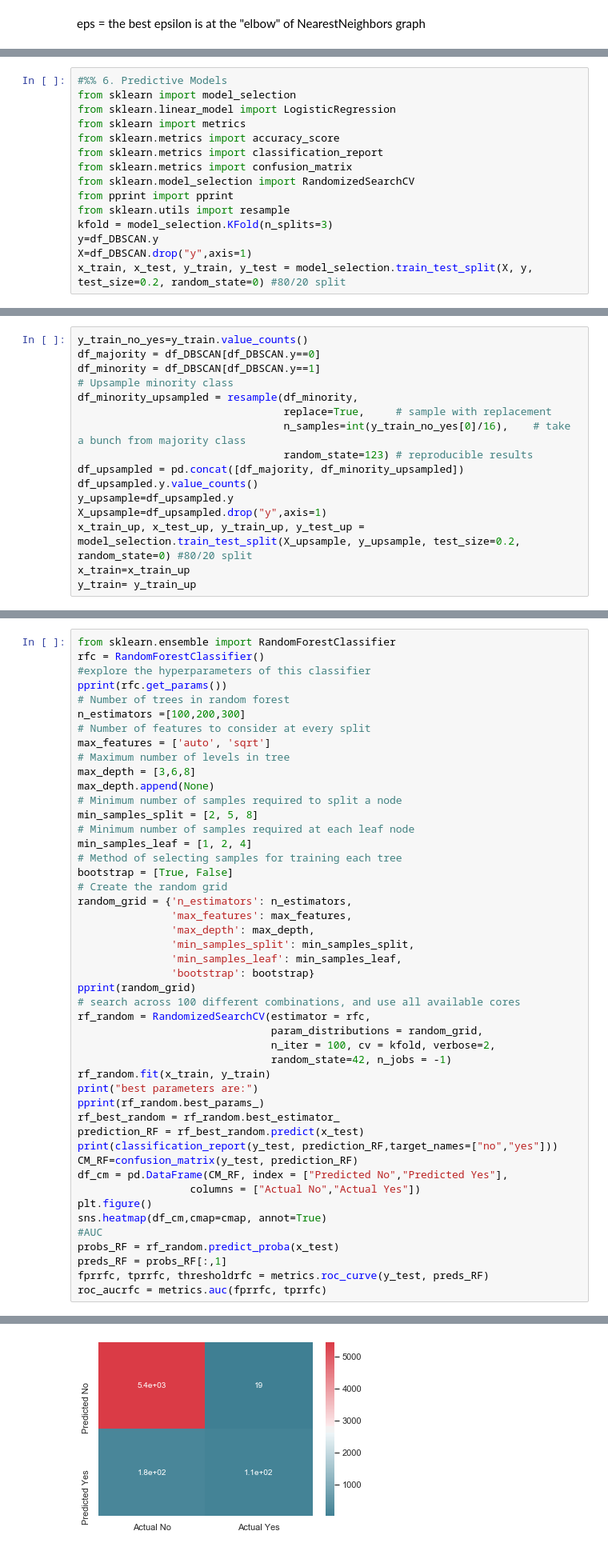
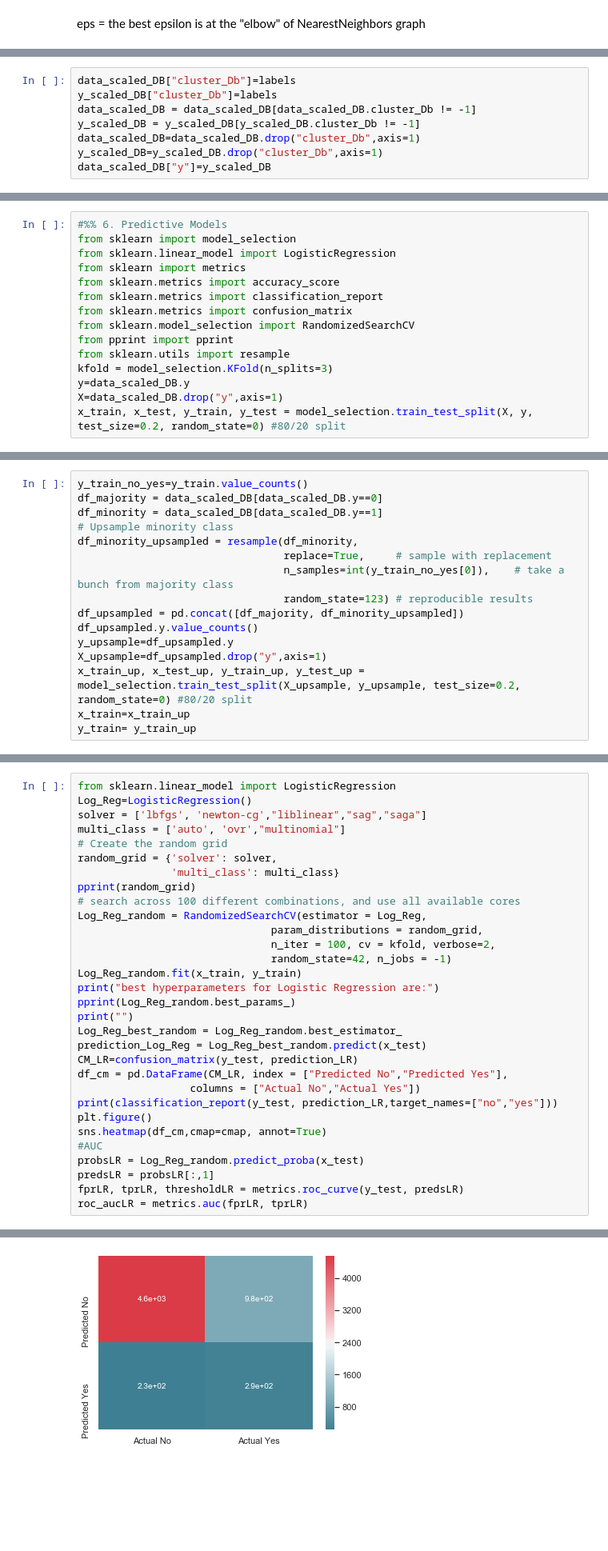
Before and after one commit to ophirshurany/Data-Science-, a Jupyter notebook: Data_Science_NB.ipynb, the cells around one changed output, grey strips where cells are left out. Shown at 80% size. Cells and saved outputs as stored; diff of their text form; blank space fills up the shorter version.

```diff
--- a/Data_Science_NB.ipynb
+++ b/Data_Science_NB.ipynb
@@ -548,3 +544,11 @@ df_DBSCAN=df_DBSCAN.drop("cluster_Db",axis=1)
+# %%
+data_scaled_DB["cluster_Db"]=labels
+y_scaled_DB["cluster_Db"]=labels
+data_scaled_DB = data_scaled_DB[data_scaled_DB.cluster_Db != -1]
+y_scaled_DB = y_scaled_DB[y_scaled_DB.cluster_Db != -1]
+data_scaled_DB=data_scaled_DB.drop("cluster_Db",axis=1)
+y_scaled_DB=y_scaled_DB.drop("cluster_Db",axis=1)
+data_scaled_DB["y"]=y_scaled_DB
 # %% [markdown]
 <h3>5.2. Multiple Clustrers by DBSCAN <h3>
 # %% [markdown]
@@ -595,6 +602,6 @@ from sklearn.model_selection import RandomizedSearchCV
 from pprint import pprint
 from sklearn.utils import resample
 kfold = model_selection.KFold(n_splits=3)
-y=df_DBSCAN.y
-X=df_DBSCAN.drop("y",axis=1)
+y=data_scaled_DB.y
+X=data_scaled_DB.drop("y",axis=1)
 x_train, x_test, y_train, y_test = model_selection.train_test_split(X, y, test_size=0.2, random_state=0) #80/20 split
@@ -603,11 +610,11 @@ Data is imbalanced, therefore we used Upsampling. Due to overfitting results due
 # %%
 y_train_no_yes=y_train.value_counts()
-df_majority = df_DBSCAN[df_DBSCAN.y==0]
-df_minority = df_DBSCAN[df_DBSCAN.y==1]
+df_majority = data_scaled_DB[data_scaled_DB.y==0]
+df_minority = data_scaled_DB[data_scaled_DB.y==1]
 # Upsample minority class
 df_minority_upsampled = resample(df_minority,
                                  replace=True,     # sample with replacement
-                                 n_samples=int(y_train_no_yes[0]/16),    # take a bunch from majority class
+                                 n_samples=int(y_train_no_yes[0]),    # take a bunch from majority class
                                  random_state=123) # reproducible results
 df_upsampled = pd.concat([df_majority, df_minority_upsampled])
 df_upsampled.y.value_counts()
@@ -621,48 +628,32 @@ y_train= y_train_up
 # %%
-from sklearn.ensemble import RandomForestClassifier
-rfc = RandomForestClassifier()
-#explore the hyperparameters of this classifier
-pprint(rfc.get_params())
-# Number of trees in random forest
-n_estimators =[100,200,300]
-# Number of features to consider at every split
-max_features = ['auto', 'sqrt']
-# Maximum number of levels in tree
-max_depth = [3,6,8]
-max_depth.append(None)
-# Minimum number of samples required to split a node
-min_samples_split = [2, 5, 8]
-# Minimum number of samples required at each leaf node
-min_samples_leaf = [1, 2, 4]
-# Method of selecting samples for training each tree
-bootstrap = [True, False]
+from sklearn.linear_model import LogisticRegression
+Log_Reg=LogisticRegression()
+solver = ['lbfgs', 'newton-cg',"liblinear","sag","saga"]
+multi_class = ['auto', 'ovr',"multinomial"]
 # Create the random grid
-random_grid = {'n_estimators': n_estimators,
-               'max_features': max_features,
-               'max_depth': max_depth,
-               'min_samples_split': min_samples_split,
-               'min_samples_leaf': min_samples_leaf,
-               'bootstrap': bootstrap}
+random_grid = {'solver': solver,
+               'multi_class': multi_class}
 pprint(random_grid)
 # search across 100 different combinations, and use all available cores
-rf_random = RandomizedSearchCV(estimator = rfc,
+Log_Reg_random = RandomizedSearchCV(estimator = Log_Reg,
                                param_distributions = random_grid,
                                n_iter = 100, cv = kfold, verbose=2,
                                random_state=42, n_jobs = -1)
-rf_random.fit(x_train, y_train)
-print("best parameters are:")
-pprint(rf_random.best_params_)
-rf_best_random = rf_random.best_estimator_
-prediction_RF = rf_best_random.predict(x_test)
-print(classification_report(y_test, prediction_RF,target_names=["no","yes"]))
-CM_RF=confusion_matrix(y_test, prediction_RF)
-df_cm = pd.DataFrame(CM_RF, index = ["Predicted No","Predicted Yes"],
+Log_Reg_random.fit(x_train, y_train)
+print("best hyperparameters for Logistic Regression are:")
+pprint(Log_Reg_random.best_params_)
+print("")
+Log_Reg_best_random = Log_Reg_random.best_estimator_
+prediction_Log_Reg = Log_Reg_best_random.predict(x_test)
+CM_LR=confusion_matrix(y_test, prediction_LR)
+df_cm = pd.DataFrame(CM_LR, index = ["Predicted No","Predicted Yes"],
                   columns = ["Actual No","Actual Yes"])
+print(classification_report(y_test, prediction_LR,target_names=["no","yes"]))
 plt.figure()
 sns.heatmap(df_cm,cmap=cmap, annot=True)
 #AUC
-probs_RF = rf_random.predict_proba(x_test)
-preds_RF = probs_RF[:,1]
-fprrfc, tprrfc, thresholdrfc = metrics.roc_curve(y_test, preds_RF)
-roc_aucrfc = metrics.auc(fprrfc, tprrfc)
+probsLR = Log_Reg_random.predict_proba(x_test)
+predsLR = probsLR[:,1]
+fprLR, tprLR, thresholdLR = metrics.roc_curve(y_test, predsLR)
+roc_aucLR = metrics.auc(fprLR, tprLR)
 # %% [output]
@@ -705 +677 @@ weighted avg       0.96      0.96      0.96      5754
-[figure, old version]
+[figure, new version]
```
Also changed, not shown: parts of 20 cells of this notebook.
